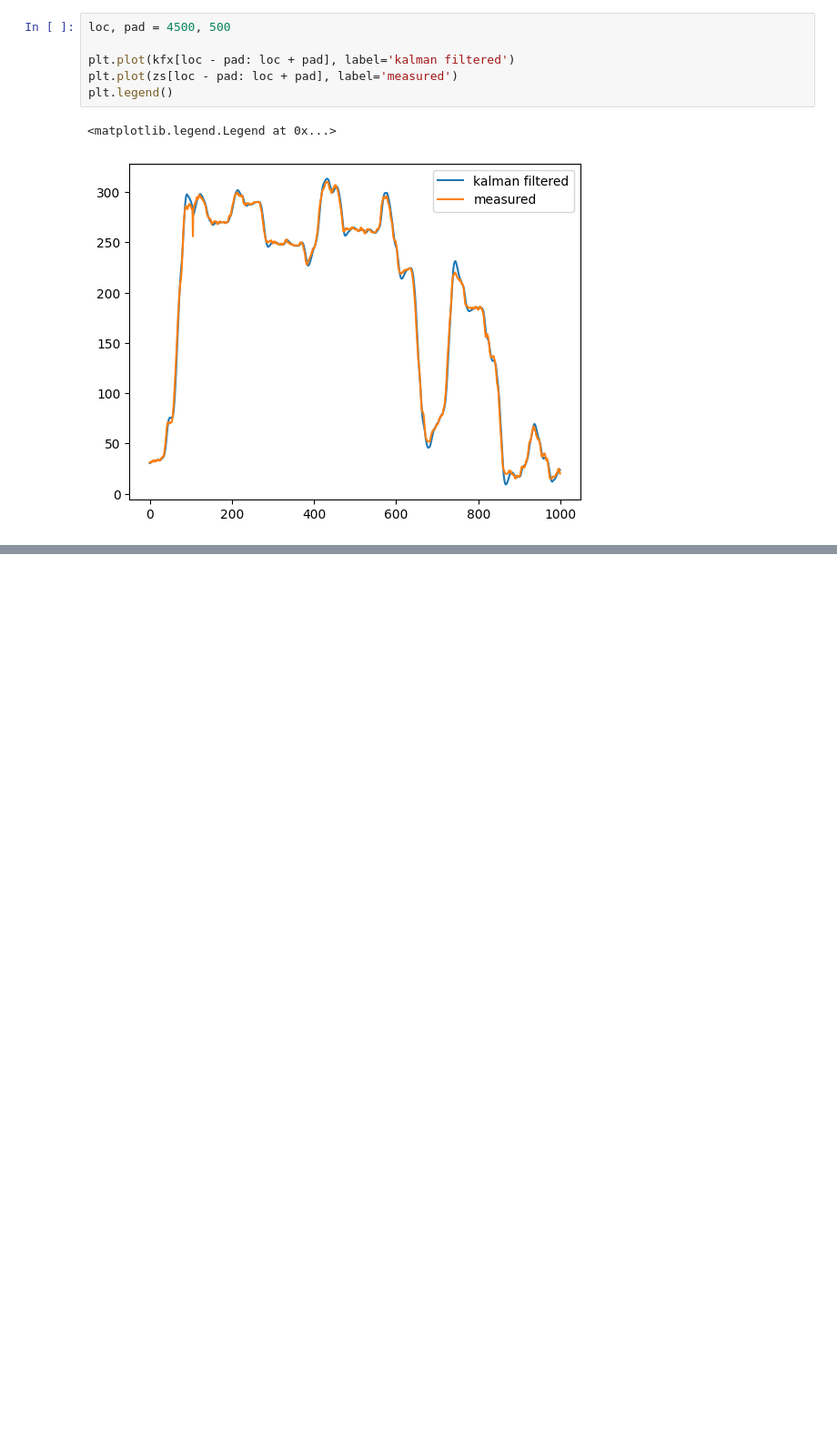
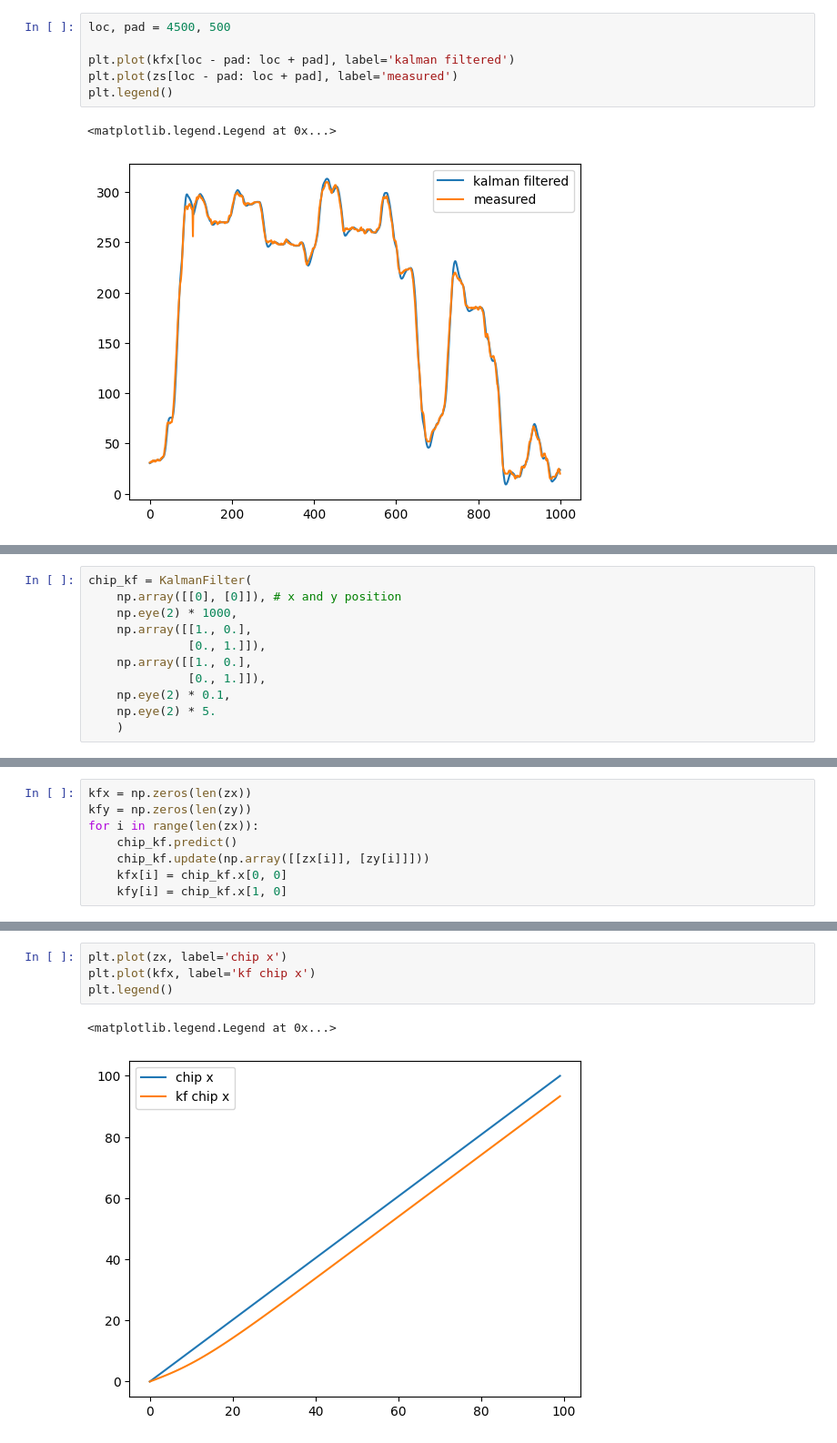
Before and after one commit to haohao1331/rot2-project, a Jupyter notebook: exploring/2024-02-26_kalman_filter_test.ipynb, the cells around one changed output, grey strips where cells are left out. Shown at 91% size. Saved outputs shown, nothing was run; the diff lists cells and outputs as text; blank space fills up the shorter version.

Commit message:
kalman filter debug

```diff
--- a/exploring/2024-02-26_kalman_filter_test.ipynb
+++ b/exploring/2024-02-26_kalman_filter_test.ipynb
@@ -54,0 +90,11 @@ plt.legend()
+# %%
+chip_kf = KalmanFilter(
+    np.array([[0], [0]]), # x and y position
+    np.eye(2) * 1000,
+    np.array([[1., 0.],
+              [0., 1.]]),
+    np.array([[1., 0.],
+              [0., 1.]]),
+    np.eye(2) * 0.1,
+    np.eye(2) * 5.
+    )
@@ -54,0 +111,8 @@ plt.legend()
+# %%
+kfx = np.zeros(len(zx))
+kfy = np.zeros(len(zy))
+for i in range(len(zx)):
+    chip_kf.predict()
+    chip_kf.update(np.array([[zx[i]], [zy[i]]]))
+    kfx[i] = chip_kf.x[0, 0]
+    kfy[i] = chip_kf.x[1, 0]
@@ -54,0 +137,7 @@ plt.legend()
+# %%
+plt.plot(zx, label='chip x')
+plt.plot(kfx, label='kf chip x')
+plt.legend()
+# %% [output]
+<matplotlib.legend.Legend at 0x...>
+[figure, added]
```
Also changed, not shown: parts of 8 cells of this notebook, 1 other file.
